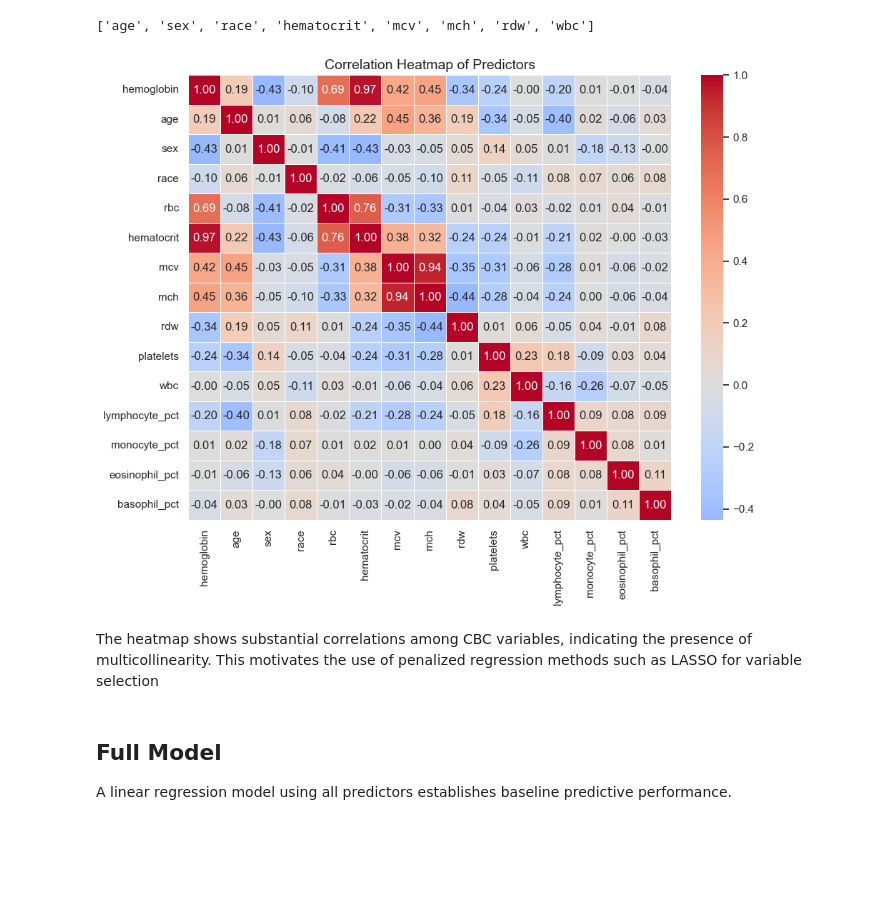
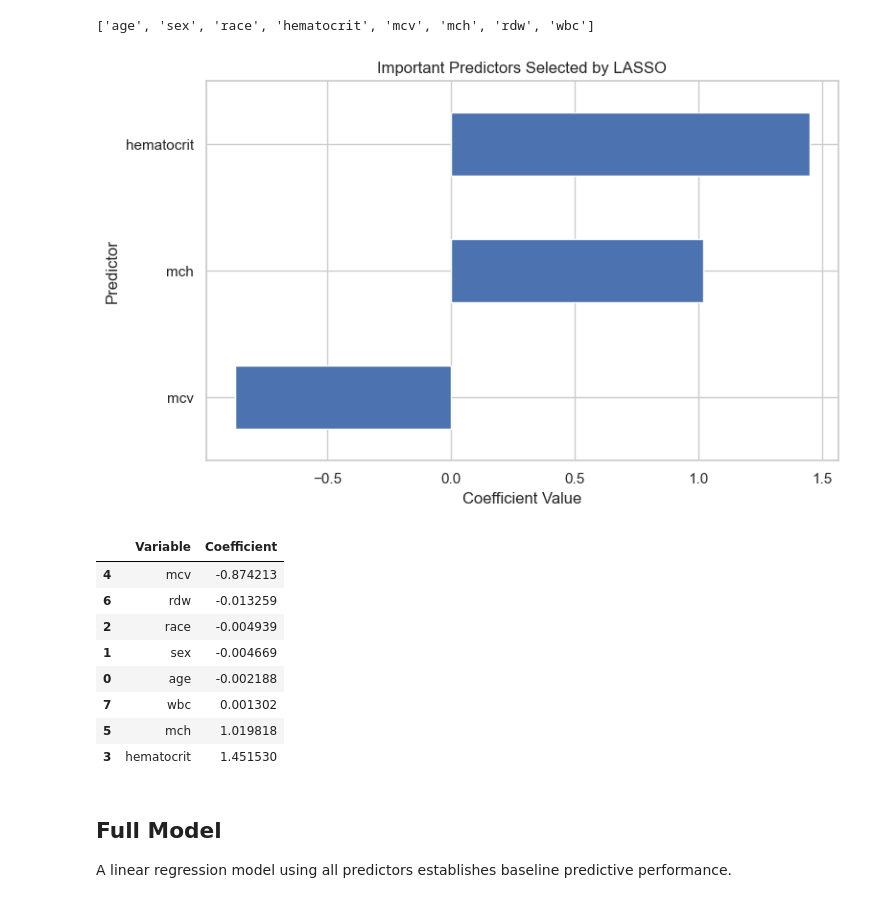
Before and after one commit to Olivia-Nalwoga/UST-631-high-dimensional-variable-selection, a Jupyter notebook: analysis.ipynb, the cells around one changed output. Drawn from its saved outputs; the diff is of its cells as text; code cells hidden in the pictures; blank space fills up the shorter version.

Commit message:
Analysis

```diff
--- a/analysis.ipynb
+++ b/analysis.ipynb
@@ -225,20 +237,39 @@ selected_vars = lasso_coefs[lasso_coefs != 0].index.tolist()
 selected_vars
 # %% [output]
 ['age', 'sex', 'race', 'hematocrit', 'mcv', 'mch', 'rdw', 'wbc']
-# %%
-corr_matrix = analysis_data_clean.corr(numeric_only=True)
-plt.figure(figsize=(10, 8))
-sns.heatmap(corr_matrix,cmap="coolwarm",center=0,annot=True,fmt=".2f",linewidths=0.5)
-plt.title("Correlation Heatmap of Predictors", fontsize=14)
-plt.tight_layout()
-plt.show()
-# %% [output]
-[figure, removed]
-# %% [markdown]
-
-The heatmap shows substantial correlations among CBC variables, indicating
-the presence of multicollinearity. This motivates the use of penalized
-regression methods such as LASSO for variable selection
+# %%
+important_coefs = lasso_coefs[np.abs(lasso_coefs) > 0.05]
+
+important_coefs.sort_values().plot(kind="barh",figsize=(8,5))
+
+plt.title("Important Predictors Selected by LASSO")
+plt.xlabel("Coefficient Value")
+plt.ylabel("Predictor")
+
+plt.tight_layout()
+plt.show()
+# %% [output]
+[figure, added]
+# %%
+# All variables selected by LASSO with their coefficients
+selected_coefs = lasso_coefs[lasso_coefs != 0]
+
+selected_table = pd.DataFrame({
+    "Variable": selected_coefs.index,
+    "Coefficient": selected_coefs.values
+})
+
+selected_table.sort_values(by="Coefficient")
+# %% [output]
+|  | Variable | Coefficient |
+| 4 | mcv | -0.874213 |
+| 6 | rdw | -0.013259 |
+| 2 | race | -0.004939 |
+| 1 | sex | -0.004669 |
+| 0 | age | -0.002188 |
+| 7 | wbc | 0.001302 |
+| 5 | mch | 1.019818 |
+| 3 | hematocrit | 1.451530 |
 # %% [markdown]
 ## Full Model
 
```
Also changed, not shown: parts of 10 cells of this notebook.
